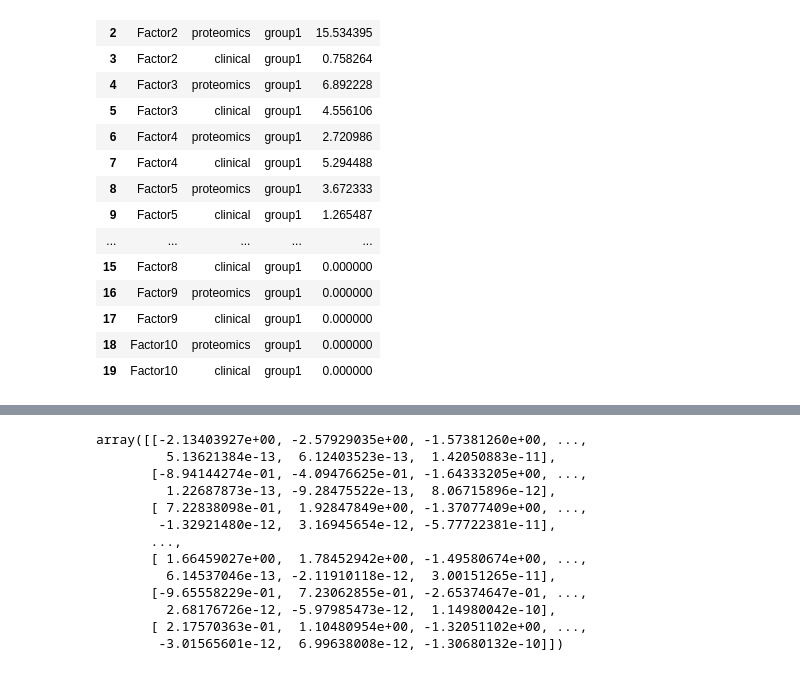
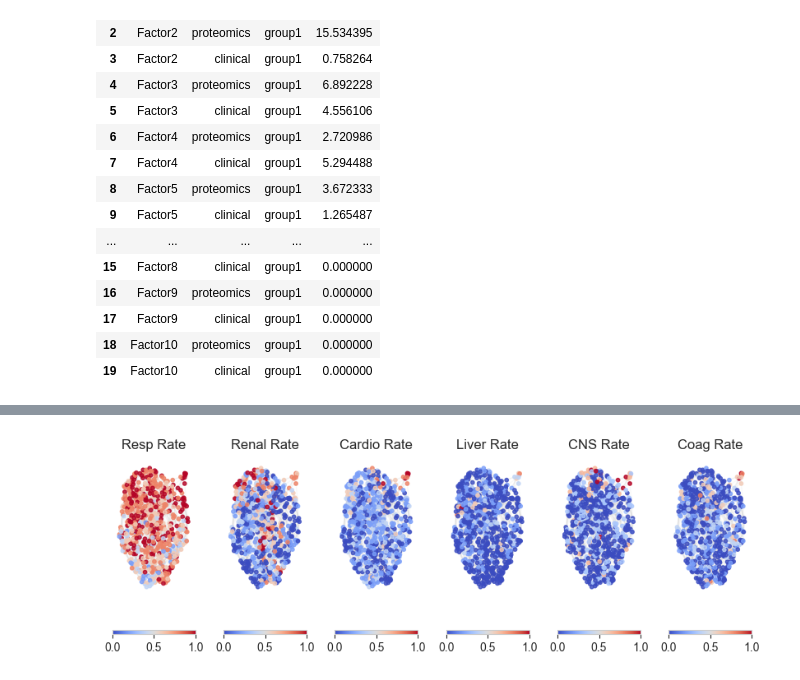
Before and after one commit to InfectionMedicineProteomics/DigitalFamilyAnalysis, a Jupyter notebook: 3_feature_selection_organ_dysfunction/multimodal_df_model.ipynb, the cells around one changed output, grey strips where cells are left out. Saved outputs shown, nothing was run; the diff lists cells and outputs as text; code cells hidden in the pictures.

Commit message:
MOFA Start

```diff
--- a/3_feature_selection_organ_dysfunction/multimodal_df_model.ipynb
+++ b/3_feature_selection_organ_dysfunction/multimodal_df_model.ipynb
@@ -290,2 +303,2 @@ model.get_weights(
 # %%
-df_estimator = DigitalFamilyBinary(n_neighbors=10, neighbor_metric="euclidean")
+df_estimator = DigitalFamilyBinary(n_neighbors=5, neighbor_metric="euclidean")
@@ -322,16 +305,2 @@ Saved MOFA embeddings in .obsm['X_mofa'] slot and their loadings in .varm['LFs']
 # %%
-df_estimator.fit(training_data, features=clinical_columns)
+df_estimator.fit(clinical_data_train, features=mofa_columns)
-# %% [output]
-array([[-2.13403927e+00, -2.57929035e+00, -1.57381260e+00, ...,
-         5.13621384e-13,  6.12403523e-13,  1.42050883e-11],
-       [-8.94144274e-01, -4.09476625e-01, -1.64333205e+00, ...,
-         1.22687873e-13, -9.28475522e-13,  8.06715896e-12],
-       [ 7.22838098e-01,  1.92847849e+00, -1.37077409e+00, ...,
-        -1.32921480e-12,  3.16945654e-12, -5.77722381e-11],
-       ...,
-       [ 1.66459027e+00,  1.78452942e+00, -1.49580674e+00, ...,
-         6.14537046e-13, -2.11910118e-12,  3.00151265e-11],
-       [-9.65558229e-01,  7.23062855e-01, -2.65374647e-01, ...,
-         2.68176726e-12, -5.97985473e-12,  1.14980042e-10],
-       [ 2.17570363e-01,  1.10480954e+00, -1.32051102e+00, ...,
-        -3.01565601e-12,  6.99638008e-12, -1.30680132e-10]])
@@ -337,0 +328,52 @@ array([[-2.13403927e+00, -2.57929035e+00, -1.57381260e+00, ...,
+# %%
+import matplotlib.pyplot as plt
+import networkx as nx
+
+G = df_estimator.network_
+
+
+positions = nx.forceatlas2_layout(
+    G,
+    max_iter=1000,
+    seed=0,
+    #strong_gravity=True,
+    dissuade_hubs=True
+)
+# %%
+import matplotlib.pyplot as plt
+
+fig, axs = plt.subplots(
+    nrows=1,
+    ncols=6
+)
+
+for i, col in enumerate(display_columns):
+
+    # values = training_data[col].to_numpy()
+    # cmap = plt.cm.coolwarm
+    # norm = plt.Normalize(vmin=training_data[col].min(), vmax=training_data[col].max())
+    # colors = cmap(norm(values))
+
+    color_normalizer = MinMaxScaler((0, 1))
+
+    values = MinMaxScaler().fit_transform(clinical_data_train[[col]])
+
+    color_map = dict(zip(clinical_data_train.index, values))
+    node_colors = [color_map[node] for node in G.nodes()]
+
+    nx.draw_networkx_nodes(G, positions, node_size=10, node_color=node_colors, cmap="coolwarm", alpha=0.8, ax=axs[i])
+    nx.draw_networkx_edges(G, positions, edge_color="gray", alpha=0.05, ax=axs[i])
+
+    axs[i].axis("off")
+
+    axs[i].set_title(col)
+
+    sm = plt.cm.ScalarMappable(cmap="coolwarm")
+    cbar = fig.colorbar(sm, ax=axs[i], orientation="horizontal")
+
+    #cbar = fig.colorbar(ax=axs[i])
+
+fig.set_size_inches((8.27, 3))
+plt.tight_layout()
+# %% [output]
+[figure, added]
```
Also changed, not shown: parts of 6 cells of this notebook.
